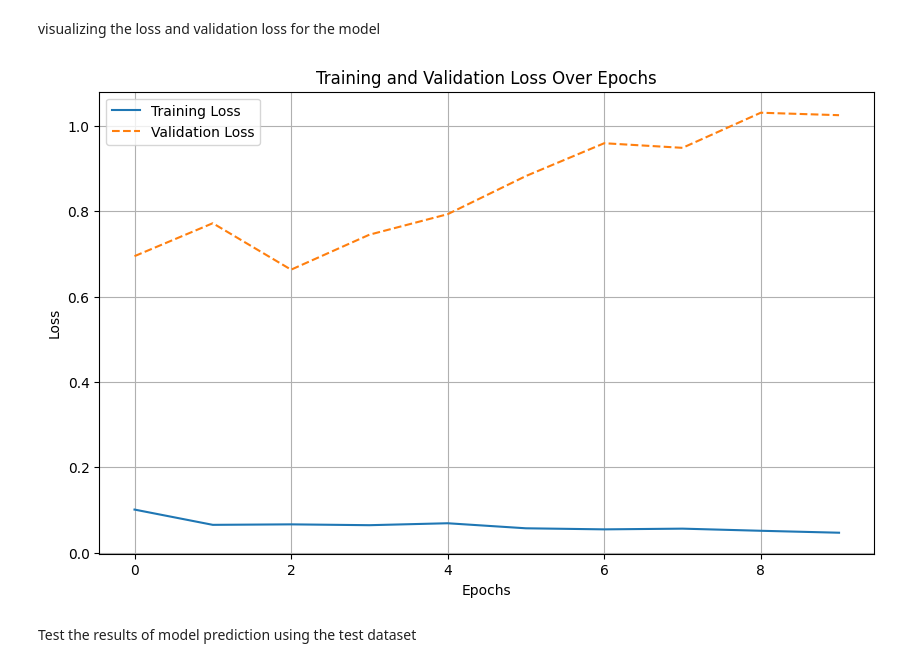
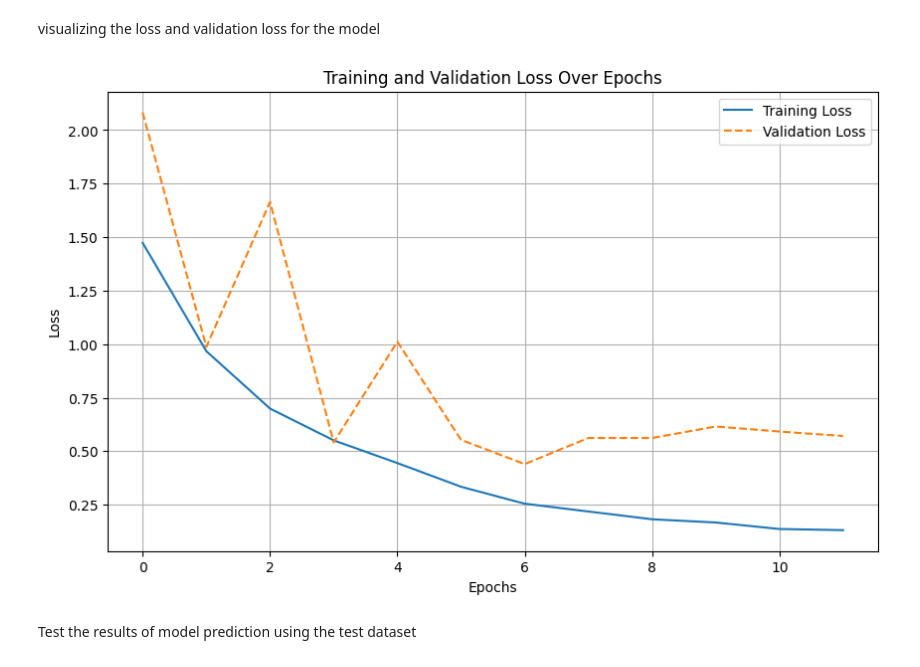
Before and after one commit to ishammansoor/AI-and-Machine-Learning, a Jupyter notebook: Emotional_Analysis.ipynb, the cells around one changed output. Drawn from its saved outputs; the diff is of its cells as text; code cells hidden in the pictures.

```diff
--- a/Emotional_Analysis.ipynb
+++ b/Emotional_Analysis.ipynb
@@ -102,18 +100,20 @@ df_val['label_numbers'] = df_val['labels'].map(emotion_to_number)
 ['sadness' 'anger' 'love' 'surprise' 'fear' 'joy']
 # %%
 model = keras.Sequential([
-   layers.Embedding(input_dim=input_size, output_dim=100,input_shape=(66,)),
+    layers.Input(shape=(maxlen,)),
+   layers.Embedding(input_dim=input_size, output_dim=100,),
    layers.Bidirectional(layers.LSTM(128)),
    layers.BatchNormalization(),
    layers.Dropout(rate=0.5),
-   layers.Dense(64, activation="relu"),
+   layers.Dense(128, activation="relu"),
    layers.Dropout(rate=0.5),
-   layers.Dense(64, activation="relu"),
+   layers.Dense(105, activation="relu"),
    layers.Dropout(rate=0.5),
    layers.Dense(64, activation="relu"),
    layers.Dropout(rate=0.5),
    layers.Dense(6, activation="softmax"),
 ])
+early_stopping = EarlyStopping(monitor='val_loss', patience=5, restore_best_weights=True)
 
 model.compile(
     optimizer="adam",
@@ -124,9 +124,9 @@ model.compile(
 history = model.fit(
     X_train_padded,
     df_train['label_numbers'],
-    epochs=10,
+    epochs=50,
     batch_size=32,
     validation_data=(X_val_padded, df_val['label_numbers']),
-    # callbacks=[keras.callbacks.EarlyStopping(patience=3)]
+    callbacks=[early_stopping]
 )
 # %% [output]
@@ -155,19 +152,21 @@ visualizing the loss and validation loss for the model
 # %%
 train_loss = history.history['loss']
 val_loss = history.history['val_loss']  # Optional: Validation loss
+def moving_average(x, w):
+    return np.convolve(x, np.ones(w), 'valid') / w
 
 # Step 3: Plot the training and validation loss
 plt.figure(figsize=(10, 6))
 plt.plot(train_loss, label='Training Loss')
-plt.plot(val_loss, label='Validation Loss', linestyle='--')  # Optional
+plt.plot(val_loss, label='Validation Loss', linestyle='--',)  # Optional
 plt.title('Training and Validation Loss Over Epochs')
 plt.xlabel('Epochs')
 plt.ylabel('Loss')
 plt.legend()
 plt.grid(True)
 plt.show()
 # %% [output]
-[figure, old version]
+[figure, new version]
 # %% [markdown]
 Test the results of model prediction using the test dataset
 # %%
```
Also changed, not shown: parts of 3 cells of this notebook.
